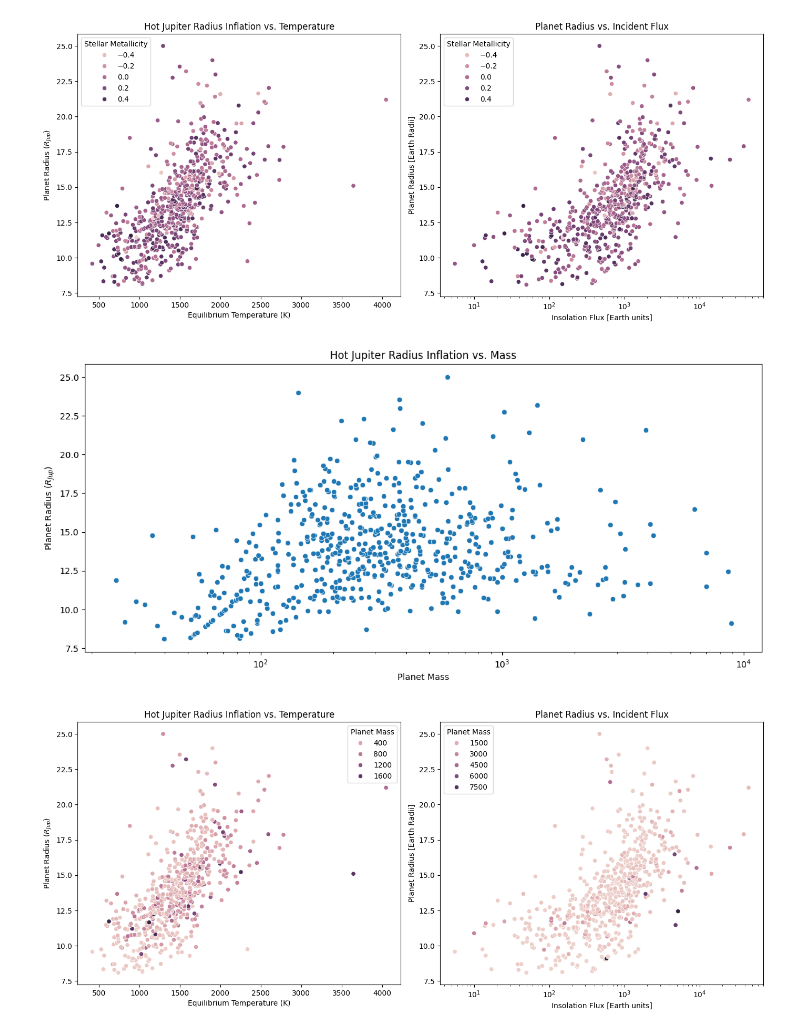
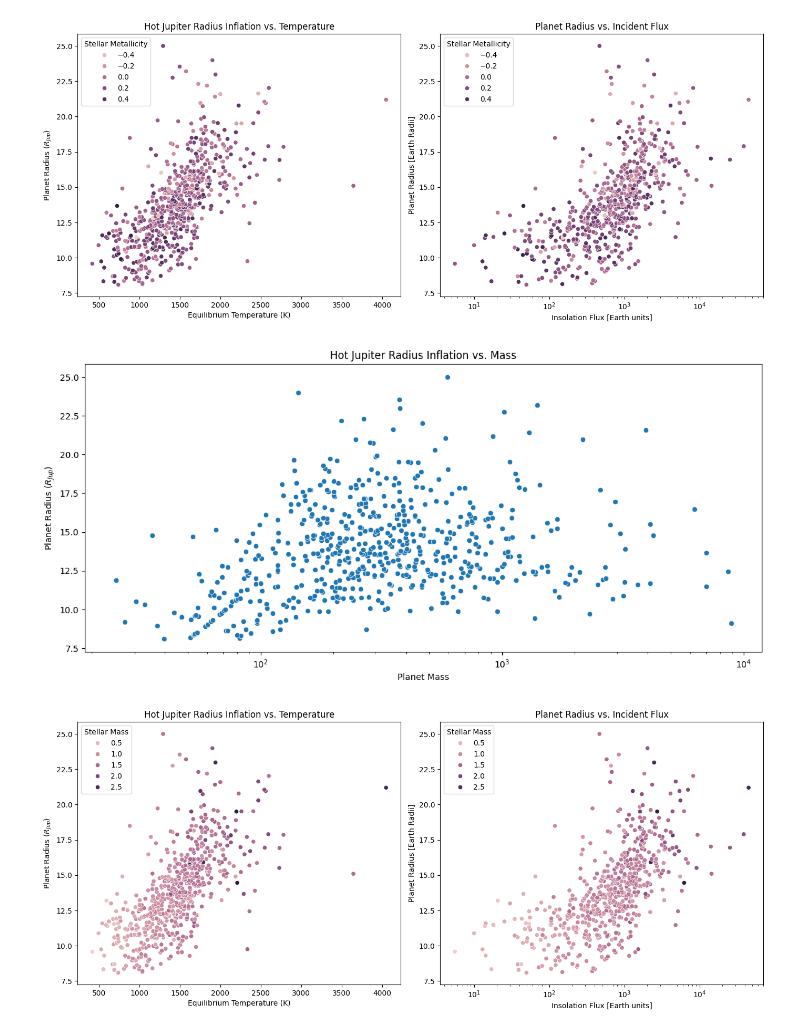
Before and after one commit to nataliealegro/PHYS2116-Computational-Assignment, a Jupyter notebook: Computational_Assignment.ipynb, the cells around one changed output. Saved outputs shown, nothing was run; the diff lists cells and outputs as text; code cells hidden in the pictures.

Commit message:
Fixed Plots

```diff
--- a/Computational_Assignment.ipynb
+++ b/Computational_Assignment.ipynb
@@ -28,9 +28,9 @@ df.columns = df.columns.str.strip()
 
 # Clean Data
 # Clean to keep Radius, Equilibrium Temperature, Flux, Orbital Period, Metallicity, Mass
-df = df[['pl_rade', 'pl_eqt', 'pl_insol', 'pl_orbper', 'st_met', 'pl_bmasse']]
+df = df[['pl_rade', 'pl_eqt', 'pl_insol', 'pl_orbper', 'st_met', 'pl_bmasse', 'st_mass']]
 # Clean missing values in Data
-hj = df.dropna(subset=['pl_rade', 'pl_eqt', 'pl_insol', 'pl_orbper', 'st_met', 'pl_bmasse'])
+hj = df.dropna(subset=['pl_rade', 'pl_eqt', 'pl_insol', 'pl_orbper', 'st_met', 'pl_bmasse', 'st_mass'])
 print(hj.head())
 
 # Calculate Inflation
@@ -98,34 +110,34 @@ plt.show()
 # %%
 # Plot for correlation between Mass and Inflation
 
 #ma=hj[hj['pl_bmasse']<2000]
 plt.figure(figsize=(14,6))
 mas = sns.scatterplot(data=hj, x='pl_bmasse', y='pl_rade')
 mas.set_xscale('log')
 mas.set_xlabel('Planet Mass')
 mas.set_ylabel('Planet Radius ($R_{Jup}$)')
 mas.set_title('Hot Jupiter Radius Inflation vs. Mass')
 
 
 fig, (ax5, ax6) = plt.subplots(1, 2, figsize=(14, 6))
 
 # PLot Correlation between Metallicty relate to inflation
-sns.scatterplot(data=ma, x='pl_eqt', y='pl_rade', hue='pl_bmasse', ax=ax5)
+sns.scatterplot(data=hj, x='pl_eqt', y='pl_rade', hue='st_mass', ax=ax5)
 ax5.set_xlabel('Equilibrium Temperature (K)')
 ax5.set_ylabel('Planet Radius ($R_{Jup}$)')
 ax5.set_title('Hot Jupiter Radius Inflation vs. Temperature')
-ax5.legend_.set_title("Planet Mass")
+ax5.legend_.set_title("Stellar Mass")
 
 # Flux vs Radius Plot
-sns.scatterplot(data=hj, x='pl_insol', y='pl_rade', hue='pl_bmasse', ax=ax6)
+sns.scatterplot(data=hj, x='pl_insol', y='pl_rade', hue='st_mass', ax=ax6)
 ax6.set_xscale('log')
 ax6.set_title('Planet Radius vs. Incident Flux')
 ax6.set_xlabel('Insolation Flux [Earth units]')
 ax6.set_ylabel('Planet Radius [Earth Radii]')
-ax6.legend_.set_title("Planet Mass")
+ax6.legend_.set_title("Stellar Mass")
 
 plt.tight_layout()
 plt.show()
 # %% [output]
 [figure]
-[figure, old version]
+[figure, new version]
```
Also changed, not shown: parts of 2 cells of this notebook.
